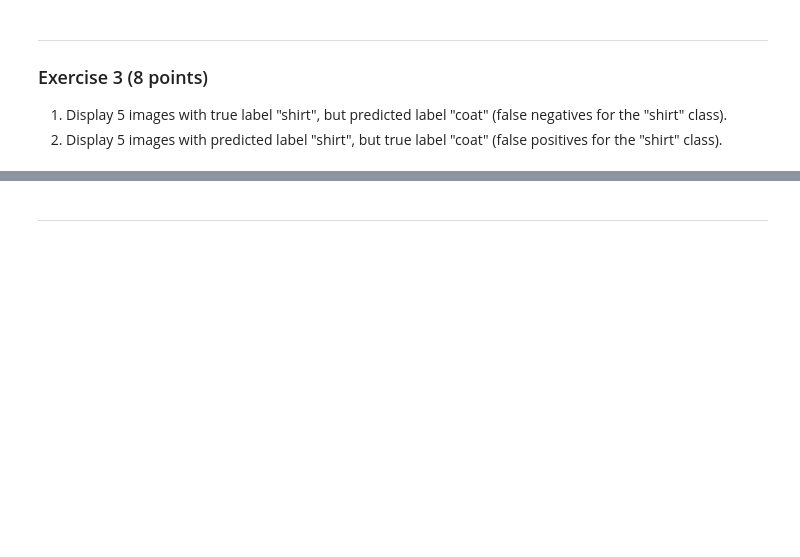
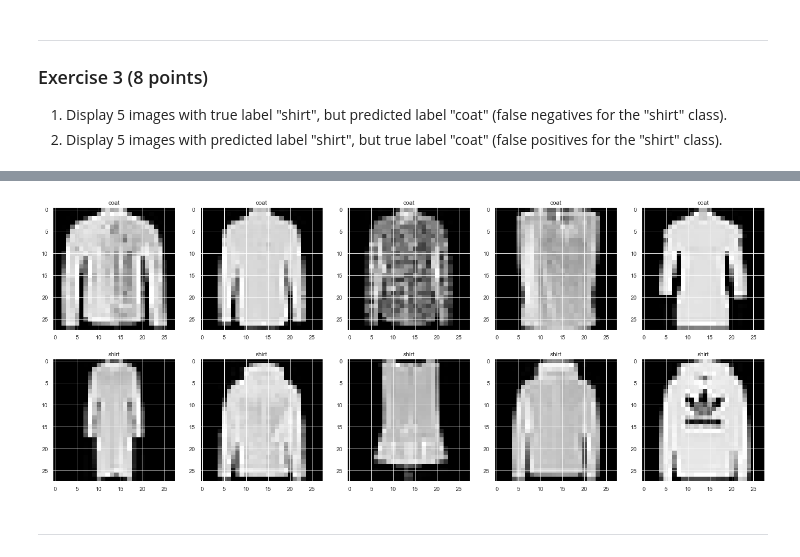
Before and after one commit to stephentan-mids/w207.5-fall2022-cilin, a Jupyter notebook: 05 Multiclass Classification.ipynb, the cells around one changed output, grey strips where cells are left out. Saved outputs shown, nothing was run; the diff lists cells and outputs as text; code cells hidden in the pictures; blank space fills up the shorter version.

```diff
--- a/05 Multiclass Classification.ipynb
+++ b/05 Multiclass Classification.ipynb
@@ -198,0 +228,4 @@ Since the "shirt" class seems to be the source for a lot of errors, let's look a
+# %%
+# create subset of X_test dataset that only includes images with label 'coat'
+X_test_coat = X_test[filter_indices_coat]
+X_test_coat.shape
@@ -198,0 +234,10 @@ Since the "shirt" class seems to be the source for a lot of errors, let's look a
+# %%
+# get the labels for each index
+
+# false negatives are rows (axis 0)
+y_pred_coat = model.predict(X_test_coat)
+pred_coat_labels = np.argmax(y_pred_coat, axis=1)
+
+# false positives are columns (axis 1)
+y_pred_shirt = model.predict(X_test_shirt)
+pred_shirt_labels = np.argmax(y_pred_shirt, axis=1)
@@ -198,0 +247,4 @@ Since the "shirt" class seems to be the source for a lot of errors, let's look a
+# %%
+# true label "shirt", but predicted label "coat" ==> false negatives
+indices_shirt_FN = np.where(pred_coat_labels == 6)
+indices_shirt_FN
@@ -198,0 +260,4 @@ Since the "shirt" class seems to be the source for a lot of errors, let's look a
+# %%
+# predicted label "shirt", but true label "coat" ==> false positives
+indices_shirt_FP = np.where(pred_shirt_labels == 4)
+indices_shirt_FP
@@ -199,3 +276,28 @@ Since the "shirt" class seems to be the source for a lot of errors, let's look a
+# %%
+fig, axs = plt.subplots(nrows=2, ncols=5, figsize=(25,10))
+axs = axs.flatten()
+
+# create a counter to keep track of which plot we are populating
+current_chart = 0
+
+# true shirt, predicted coat
+for class_index in range(5):
+    image = X_test_coat[indices_shirt_FN[0][class_index]]
+    axs[current_chart].imshow(image, cmap='gray')
+    axs[current_chart].set_title(label_names[4])
+    current_chart += 1
+
+# true coat, predicted shirt
+for class_index in range(5):
+    image = X_test_shirt[indices_shirt_FP[0][class_index]]
+    axs[current_chart].imshow(image, cmap='gray')
+    axs[current_chart].set_title(label_names[6])
+    current_chart += 1
+
+# plot the images
+plt.show()
+# %% [output]
+[figure, added]
 # %% [markdown]
 ---
 # %% [markdown]
```
Also changed, not shown: parts of 12 cells of this notebook.
